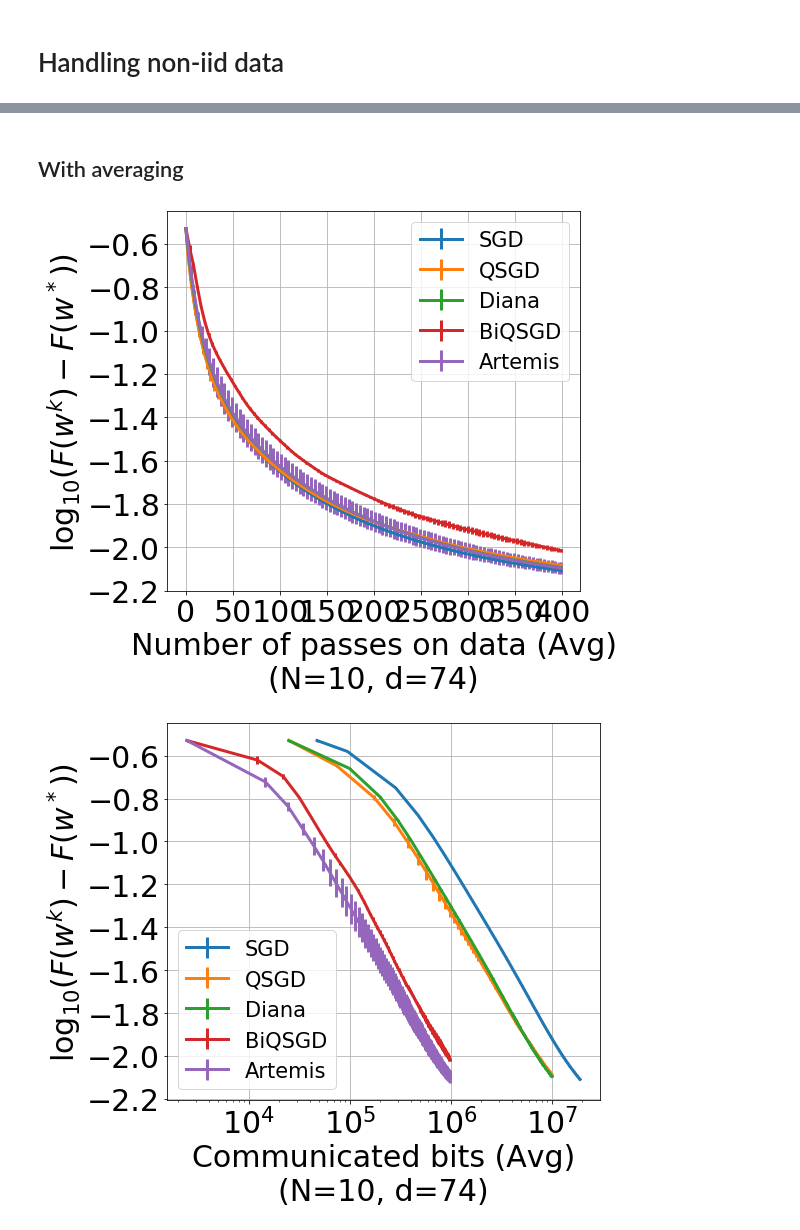
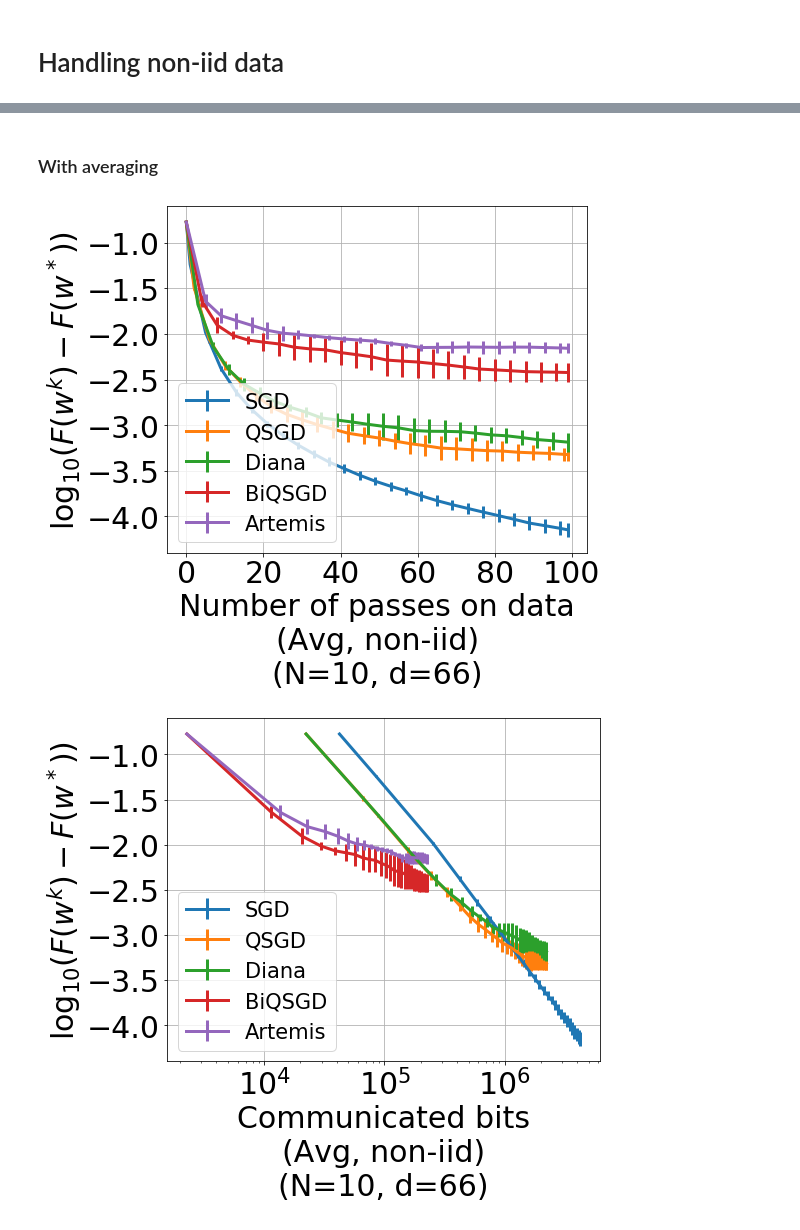
Before and after one commit to philipco/artemis-bidirectional-compression, a Jupyter notebook: notebook/quantum.ipynb, the cells around one changed output, grey strips where cells are left out. Cells and saved outputs as stored; diff of their text form; code cells hidden in the pictures.

```diff
--- a/notebook/quantum.ipynb
+++ b/notebook/quantum.ipynb
@@ -44,7 +44,14 @@ MAX_NB_DEVICES = 10
 # %%
 import pandas as pd
 data = pd.read_csv('../dataset/quantum/phy_train.csv', sep="\t", header = None)
-data = data.rename(columns={ 0: "ID", 1: "state", 5: "pivot1", 7: "pivot2", 67: "pivot3", 80: "nothing" })
+columns_with_missing_values = []
+for col in range(1, len(data.columns)):
+    if (not data[data[col] == 999].empty) or (not data[data[col] == 9999].empty):
+        columns_with_missing_values.append(col)
+print("Following columns has missing values :", columns_with_missing_values)
+data.drop(data.columns[columns_with_missing_values],axis=1,inplace=True)
+print("This columns has been removed.")
+data = data.rename(columns={ 0: "ID", 1: "state", 80: "nothing" })
 data = data.drop(['ID', 'nothing'], axis=1)
 data.head()
 # %% [output]
@@ -103,5 +98,0 @@ There is missing value : 74
-# %%
-#Removing missing values
-for col in data.columns:
-    data = data[data[col] != 999]
-    data = data[data[col] != 9999]
@@ -360,5 +312,10 @@ embedded_data = tnse(data)
 # %%
+
+
+
+%%time
 nb_cluster = 10
+embedded_data = pickle_loader(filename + "-tsne")
 # Finding cluster in the TNSE
 predicted_cluster = find_cluster(embedded_data, nb_cluster)
 # With the found clusters, splitting data.
@@ -461,17 +414,18 @@ Wall time: 18.5 s
 # %% [markdown]
-## With averaging
+### With averaging
 # %%
 obj_min_by_N = pickle_loader(filename + "-noniid-obj_min")
 res = pickle_loader(filename + "-noniid-descent")
 obj = obj_min_by_N[len(X)]
 
-plot_error_dist(res.get_loss(obj, averaged=True), res.names, res.nb_devices_for_the_run,
-                dim_notebook, all_error=res.get_std(obj, averaged=True), x_legend="Number of passes on data (Avg)")
+plot_error_dist(res.get_loss(obj, averaged=True), res.names, res.nb_devices_for_the_run, dim_notebook,
+                all_error=res.get_std(obj, averaged=True),
+                x_legend="Number of passes on data\n(Avg, non-iid)")
+
+plot_error_dist(res.get_loss(obj, averaged=True), res.names, res.nb_devices_for_the_run, dim_notebook,
+                x_points=res.X_number_of_bits,
+                x_legend="Communicated bits\n(Avg, non-iid)", all_error=res.get_std(obj, averaged=True))
 # %% [output]
-[figure, old version]
+[figure, new version]
+[figure, added]
-# %%
-plot_error_dist(res.get_loss(obj, averaged=True), res.names, res.nb_devices_for_the_run, dim_notebook,
-                x_points=res.X_number_of_bits, all_error=res.get_std(obj, averaged=True), x_legend="Communicated bits (Avg)")
-# %% [output]
-[figure, removed]
 # %% [markdown]
```
Also changed, not shown: parts of 37 cells of this notebook, 40 other files.
